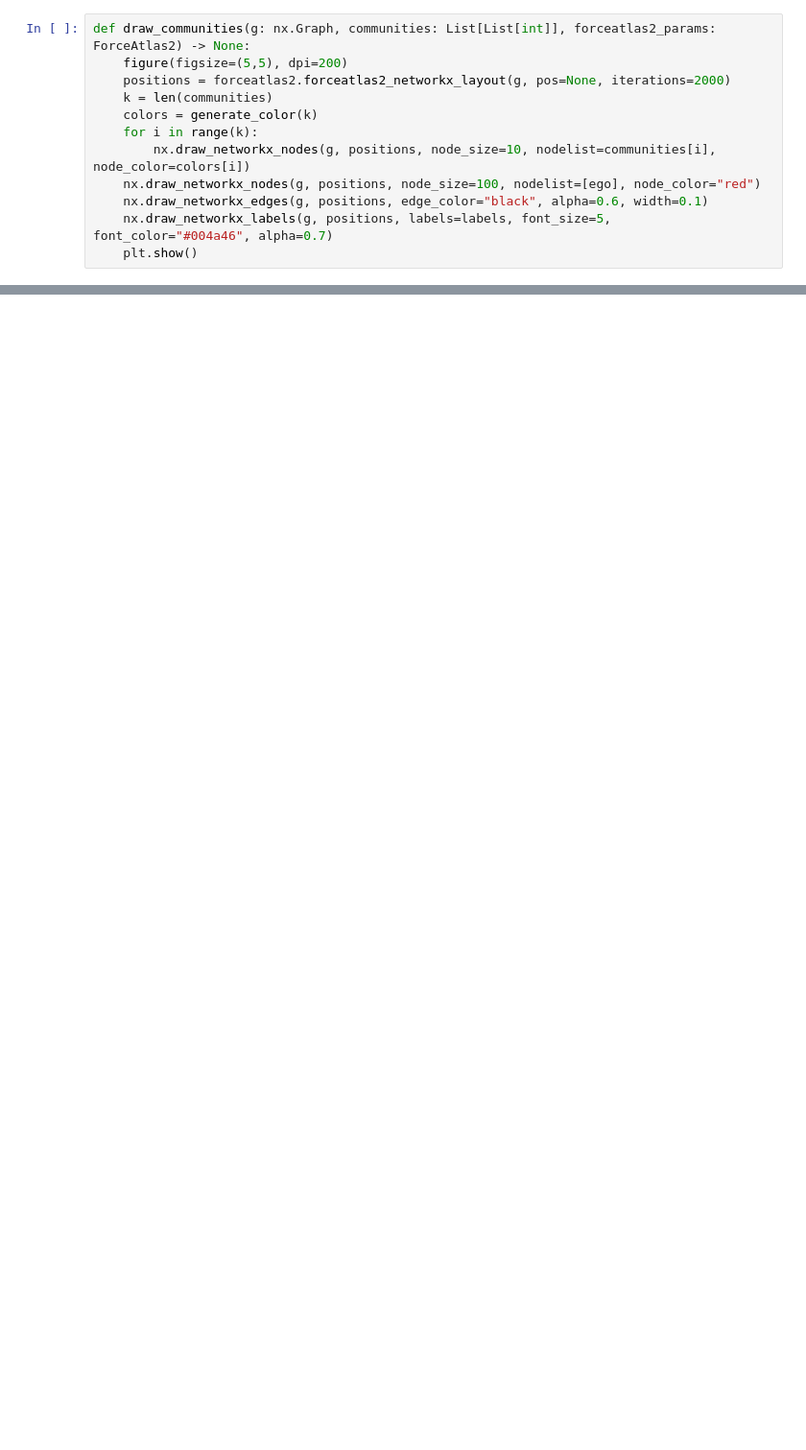
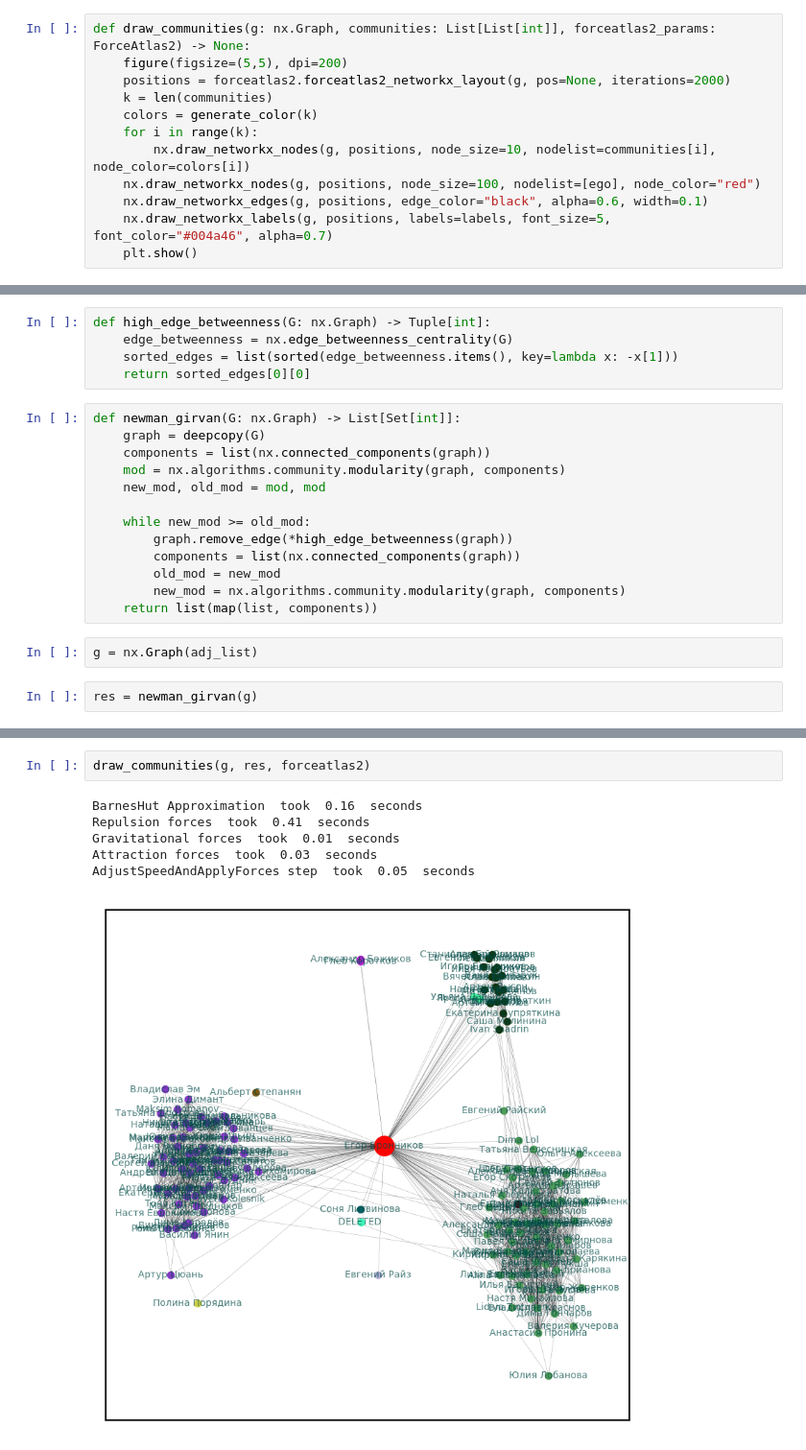
Before and after one commit to endygamedev/social-network-analysis, a Jupyter notebook: src/Analytics.ipynb, the cells around one changed output, grey strips where cells are left out. Shown at 96% size. Cells and saved outputs as stored; diff of their text form; blank space fills up the shorter version.

Commit message:
Add Newman-Girvan algorithm

```diff
--- a/src/Analytics.ipynb
+++ b/src/Analytics.ipynb
@@ -487,0 +492,22 @@ AdjustSpeedAndApplyForces step  took  0.05  seconds
+# %%
+def high_edge_betweenness(G: nx.Graph) -> Tuple[int]:
+    edge_betweenness = nx.edge_betweenness_centrality(G)
+    sorted_edges = list(sorted(edge_betweenness.items(), key=lambda x: -x[1]))
+    return sorted_edges[0][0]
+# %%
+def newman_girvan(G: nx.Graph) -> List[Set[int]]:
+    graph = deepcopy(G)
+    components = list(nx.connected_components(graph))
+    mod = nx.algorithms.community.modularity(graph, components)
+    new_mod, old_mod = mod, mod
+
+    while new_mod >= old_mod:
+        graph.remove_edge(*high_edge_betweenness(graph))
+        components = list(nx.connected_components(graph))
+        old_mod = new_mod
+        new_mod = nx.algorithms.community.modularity(graph, components)
+    return list(map(list, components))
+# %%
+g = nx.Graph(adj_list)
+# %%
+res = newman_girvan(g)
@@ -487,0 +522,9 @@ AdjustSpeedAndApplyForces step  took  0.05  seconds
+# %%
+draw_communities(g, res, forceatlas2)
+# %% [output]
+BarnesHut Approximation  took  0.16  seconds
+Repulsion forces  took  0.41  seconds
+Gravitational forces  took  0.01  seconds
+Attraction forces  took  0.03  seconds
+AdjustSpeedAndApplyForces step  took  0.05  seconds
+[figure, added]
```
Also changed, not shown: parts of 14 cells of this notebook, 3 other files.
